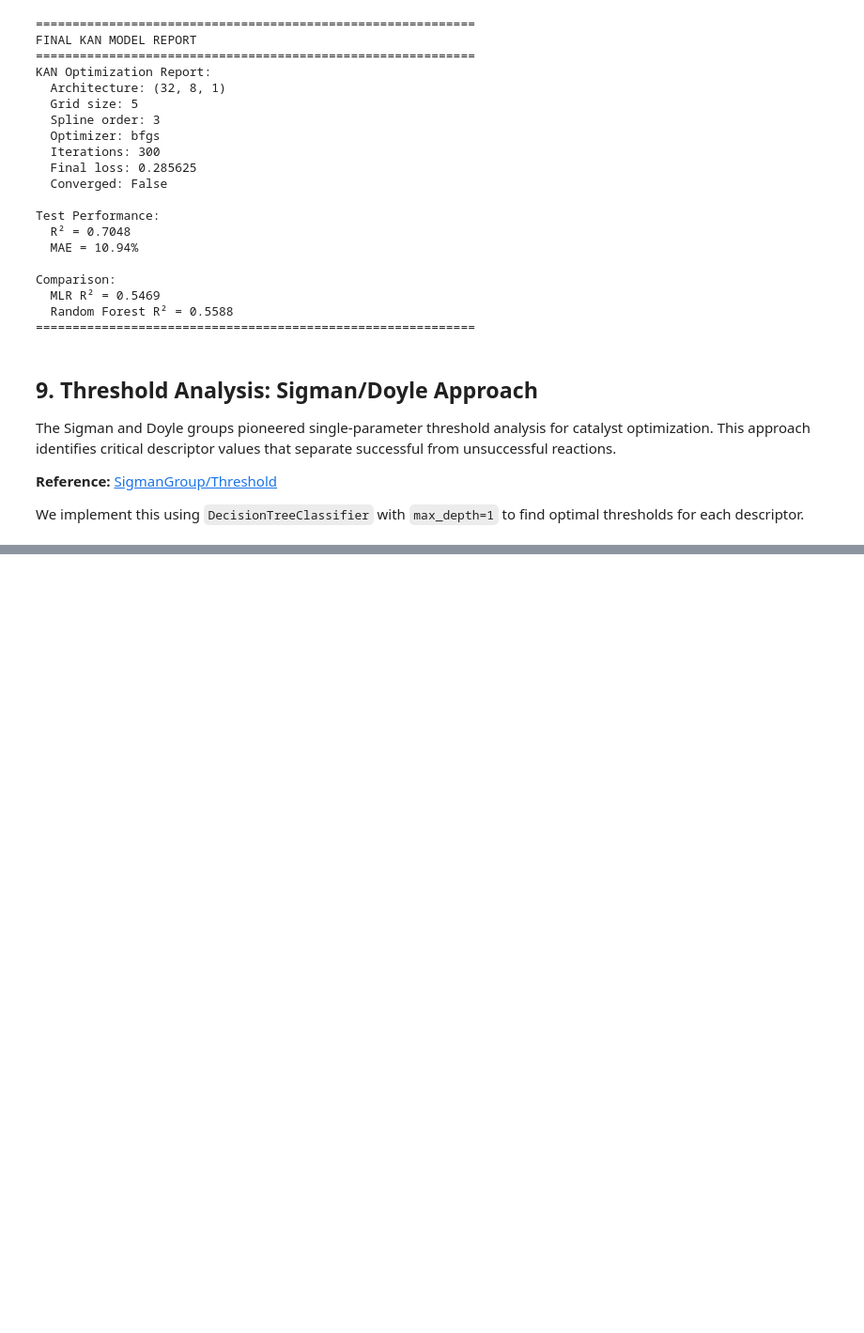
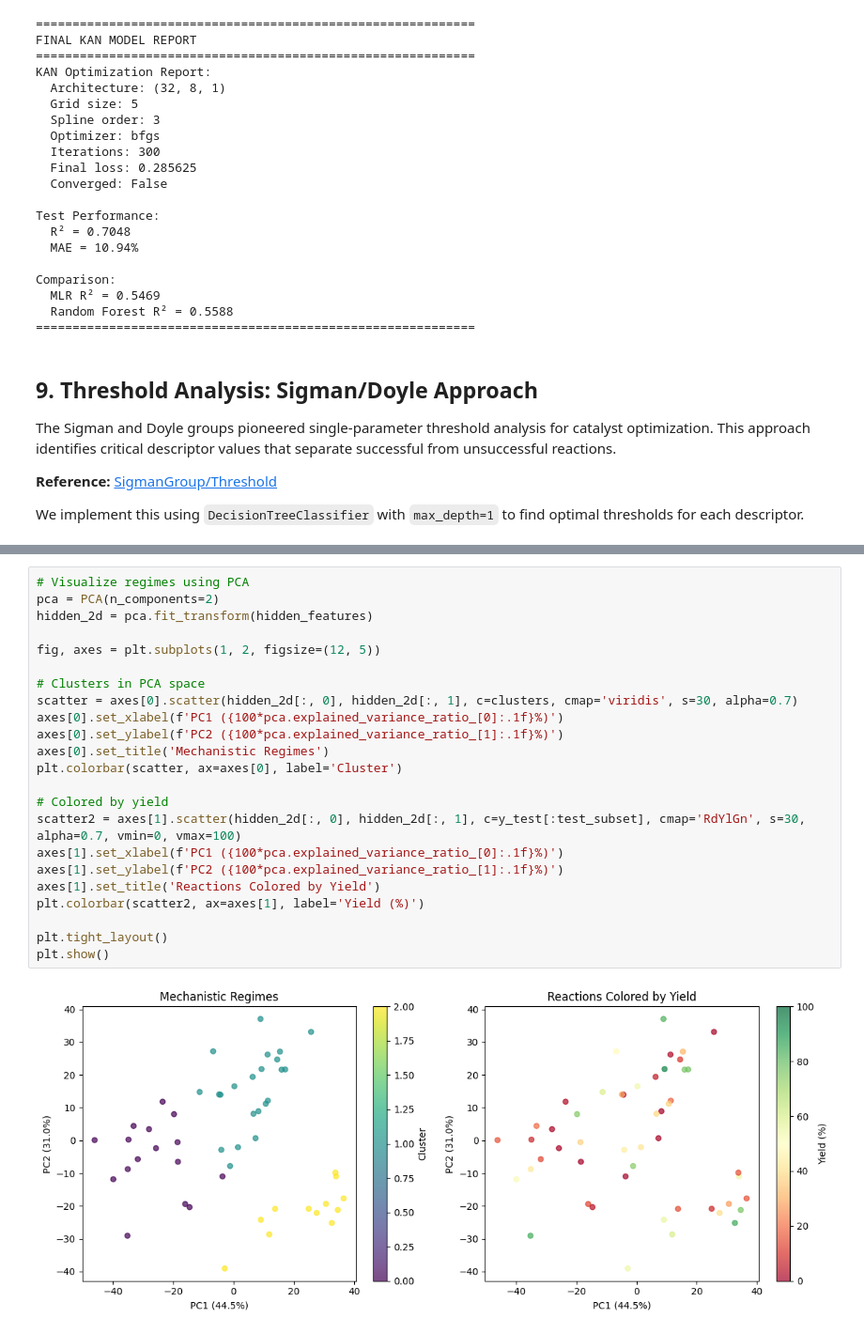
Before and after one commit to gabegomes/pycse, a Jupyter notebook: src/pycse/examples/KAN_Chemistry_Yield_Prediction.ipynb, the cells around one changed output, grey strips where cells are left out. Shown at 94% size. Saved outputs shown, nothing was run; the diff lists cells and outputs as text; blank space fills up the shorter version.

```diff
--- a/src/pycse/examples/KAN_Chemistry_Yield_Prediction.ipynb
+++ b/src/pycse/examples/KAN_Chemistry_Yield_Prediction.ipynb
@@ -1199,0 +1103,25 @@ We implement this using `DecisionTreeClassifier` with `max_depth=1` to find opti
+# %%
+# Visualize regimes using PCA
+pca = PCA(n_components=2)
+hidden_2d = pca.fit_transform(hidden_features)
+
+fig, axes = plt.subplots(1, 2, figsize=(12, 5))
+
+# Clusters in PCA space
+scatter = axes[0].scatter(hidden_2d[:, 0], hidden_2d[:, 1], c=clusters, cmap='viridis', s=30, alpha=0.7)
+axes[0].set_xlabel(f'PC1 ({100*pca.explained_variance_ratio_[0]:.1f}%)')
+axes[0].set_ylabel(f'PC2 ({100*pca.explained_variance_ratio_[1]:.1f}%)')
+axes[0].set_title('Mechanistic Regimes')
+plt.colorbar(scatter, ax=axes[0], label='Cluster')
+
+# Colored by yield
+scatter2 = axes[1].scatter(hidden_2d[:, 0], hidden_2d[:, 1], c=y_test[:test_subset], cmap='RdYlGn', s=30, alpha=0.7, vmin=0, vmax=100)
+axes[1].set_xlabel(f'PC1 ({100*pca.explained_variance_ratio_[0]:.1f}%)')
+axes[1].set_ylabel(f'PC2 ({100*pca.explained_variance_ratio_[1]:.1f}%)')
+axes[1].set_title('Reactions Colored by Yield')
+plt.colorbar(scatter2, ax=axes[1], label='Yield (%)')
+
+plt.tight_layout()
+plt.show()
+# %% [output]
+[figure, added]
```
Also changed, not shown: parts of 37 cells of this notebook, 1 other file.
